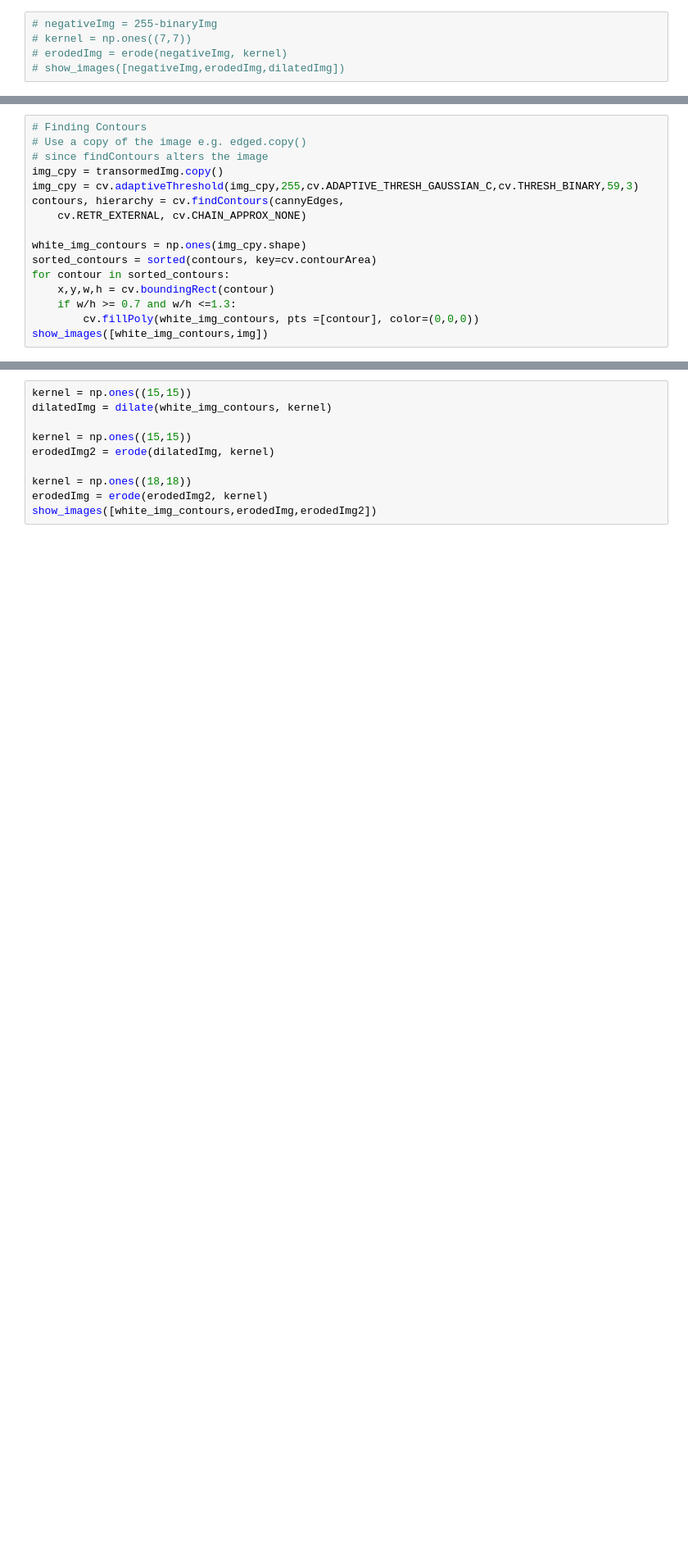
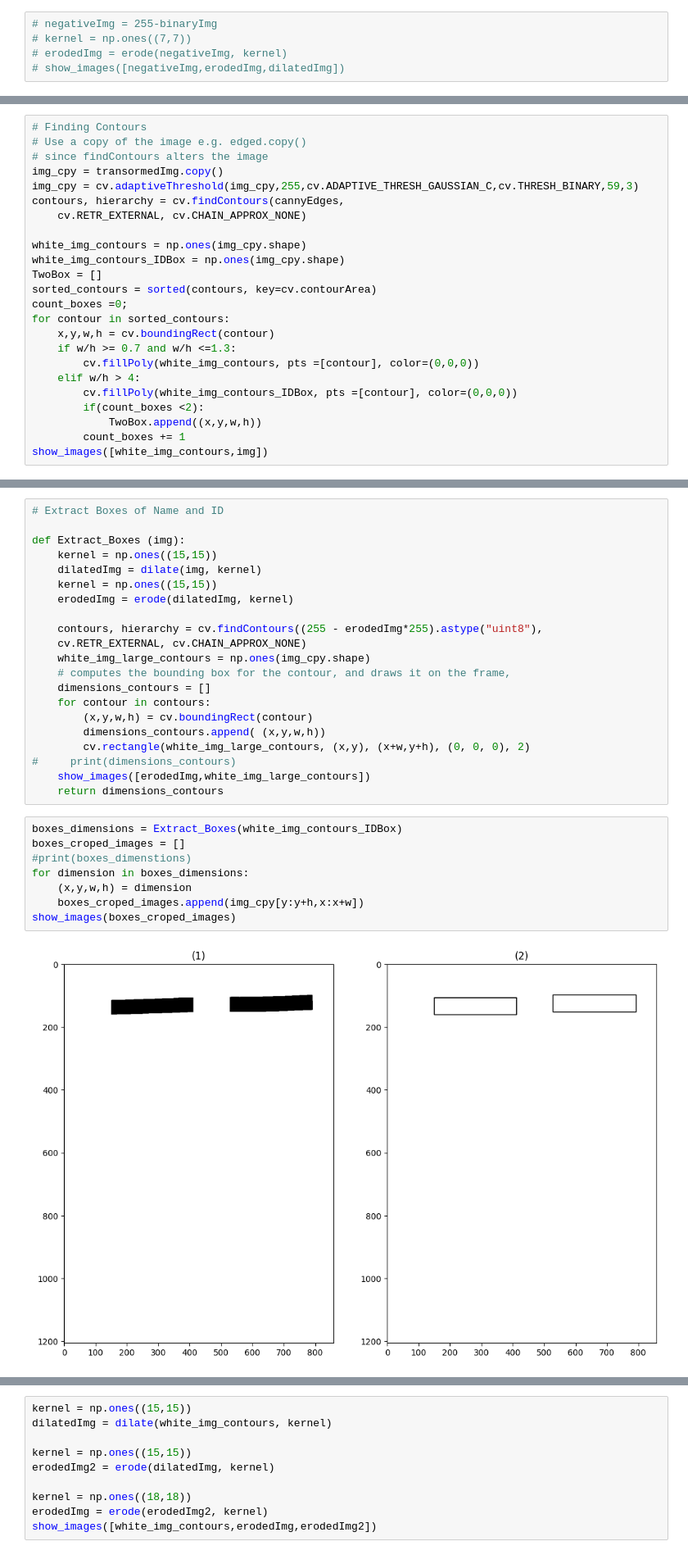
Before and after one commit to ZiadSheriif/Sa7a7LY, a Jupyter notebook: BubbleSheet/final.ipynb, the cells around one changed output, grey strips where cells are left out. Shown at 82% size. Saved outputs shown, nothing was run; the diff lists cells and outputs as text; blank space fills up the shorter version.

Commit message:
integrate names with bubble sheet

```diff
--- a/BubbleSheet/final.ipynb
+++ b/BubbleSheet/final.ipynb
@@ -160,11 +161,50 @@ contours, hierarchy = cv.findContours(cannyEdges,
     cv.RETR_EXTERNAL, cv.CHAIN_APPROX_NONE)
 
 white_img_contours = np.ones(img_cpy.shape)
+white_img_contours_IDBox = np.ones(img_cpy.shape)
+TwoBox = []
 sorted_contours = sorted(contours, key=cv.contourArea)
+count_boxes =0;
 for contour in sorted_contours:
     x,y,w,h = cv.boundingRect(contour)
     if w/h >= 0.7 and w/h <=1.3:
         cv.fillPoly(white_img_contours, pts =[contour], color=(0,0,0))
+    elif w/h > 4:
+        cv.fillPoly(white_img_contours_IDBox, pts =[contour], color=(0,0,0))
+        if(count_boxes <2):
+            TwoBox.append((x,y,w,h))
+        count_boxes += 1
 show_images([white_img_contours,img])
 # %% [output]
 [figure]
+# %%
+# Extract Boxes of Name and ID
+
+def Extract_Boxes (img):
+    kernel = np.ones((15,15))
+    dilatedImg = dilate(img, kernel)
+    kernel = np.ones((15,15))
+    erodedImg = erode(dilatedImg, kernel)
+
+    contours, hierarchy = cv.findContours((255 - erodedImg*255).astype("uint8"),
+    cv.RETR_EXTERNAL, cv.CHAIN_APPROX_NONE)
+    white_img_large_contours = np.ones(img_cpy.shape)
+    # computes the bounding box for the contour, and draws it on the frame,
+    dimensions_contours = []
+    for contour in contours:
+        (x,y,w,h) = cv.boundingRect(contour)
+        dimensions_contours.append( (x,y,w,h))
+        cv.rectangle(white_img_large_contours, (x,y), (x+w,y+h), (0, 0, 0), 2)
+#     print(dimensions_contours)
+    show_images([erodedImg,white_img_large_contours])
+    return dimensions_contours
+# %%
+boxes_dimensions = Extract_Boxes(white_img_contours_IDBox)
+boxes_croped_images = []
+#print(boxes_dimenstions)
+for dimension in boxes_dimensions:
+    (x,y,w,h) = dimension
+    boxes_croped_images.append(img_cpy[y:y+h,x:x+w])
+show_images(boxes_croped_images)
+# %% [output]
+[figure, added]
```
Also changed, not shown: parts of 5 cells of this notebook, 2 other files.
